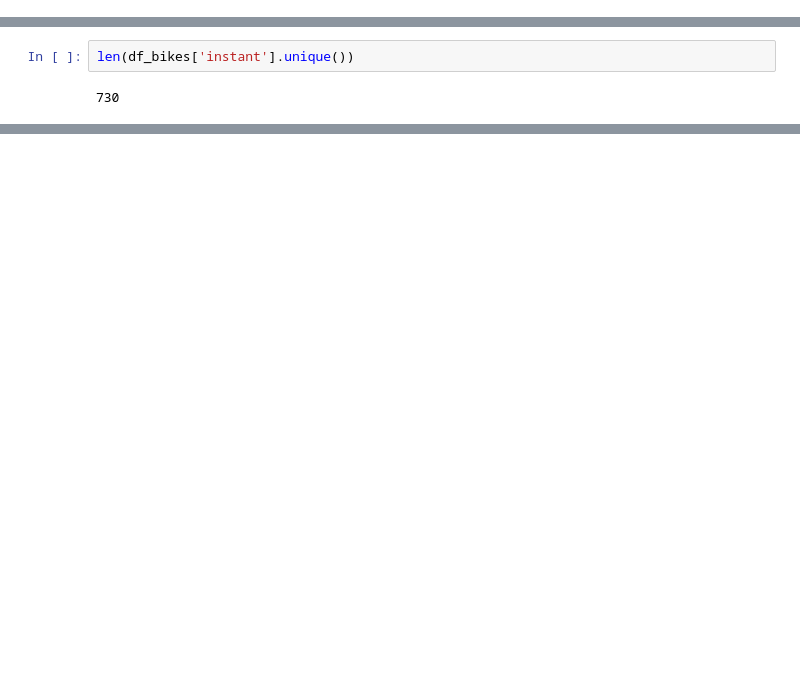
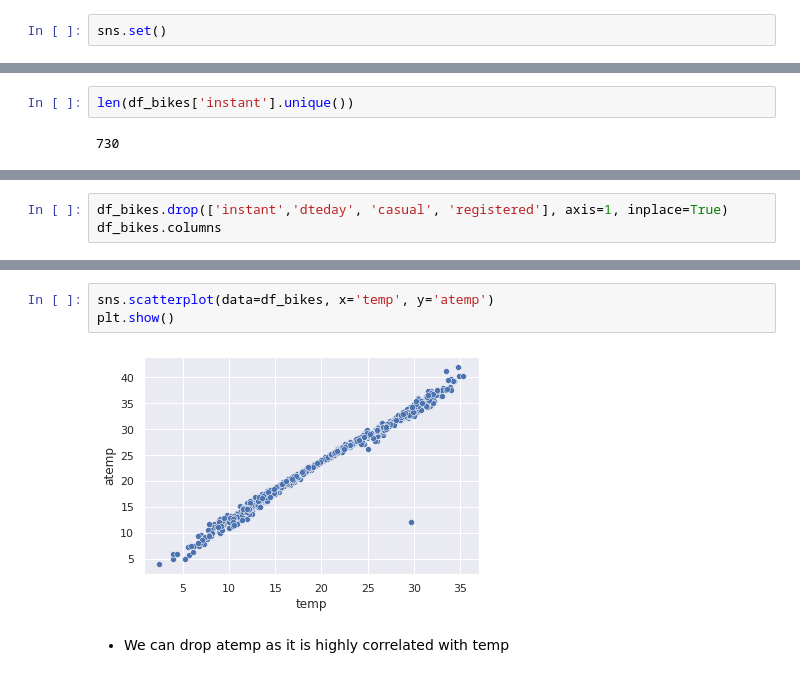
Before and after one commit to akshaysmin/Bike-Sharing-Demand-Prediction, a Jupyter notebook: Bike_Sharing_Demand.ipynb, the cells around one changed output, grey strips where cells are left out. Drawn from its saved outputs; the diff is of its cells as text; blank space fills up the shorter version.

Commit message:
Cleaned Data

```diff
--- a/Bike_Sharing_Demand.ipynb
+++ b/Bike_Sharing_Demand.ipynb
@@ -8,6 +8,8 @@ import pandas as pd
 import numpy as np
 import matplotlib.pyplot as plt
 import seaborn as sns
+# %%
+sns.set()
 # %% [markdown]
 # Data Loading
 # %%
@@ -103,0 +109,3 @@ Conclusion : instant represents unique id values for each row
+# %%
+df_bikes.drop(['instant','dteday', 'casual', 'registered'], axis=1, inplace=True)
+df_bikes.columns
@@ -103,0 +122,7 @@ Conclusion : instant represents unique id values for each row
+# %%
+sns.scatterplot(data=df_bikes, x='temp', y='atemp')
+plt.show()
+# %% [output]
+[figure, added]
+# %% [markdown]
+* We can drop atemp as it is highly correlated with temp
```
Also changed, not shown: parts of 34 cells of this notebook.
